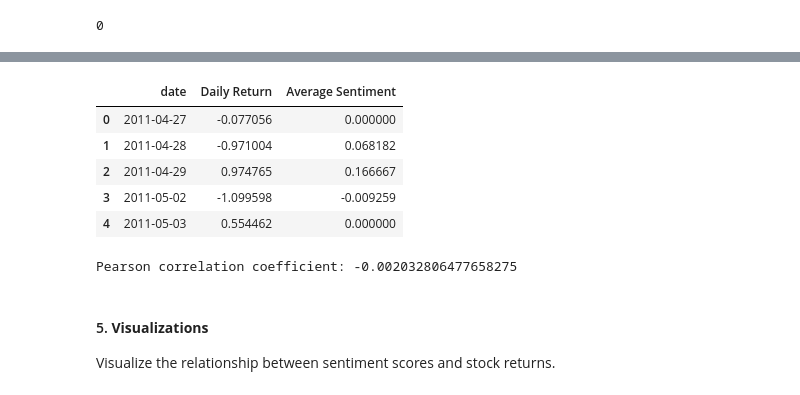
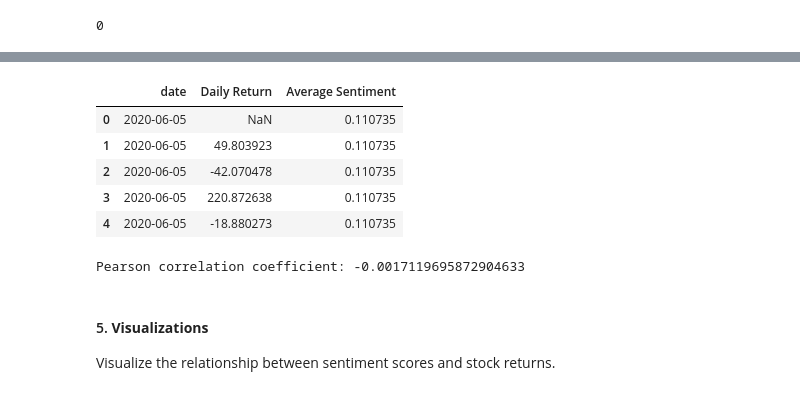
Before and after one commit to tedoaba/KAIM-W1, a Jupyter notebook: kaim-week1-task3.ipynb, the cells around one changed output, grey strips where cells are left out. Drawn from its saved outputs; the diff is of its cells as text; code cells hidden in the pictures.

```diff
--- a/kaim-week1-task3.ipynb
+++ b/kaim-week1-task3.ipynb
@@ -164,4 +210,4 @@ def analyze_sentiment(text):
     analysis = TextBlob(text)
     return analysis.sentiment.polarity
 # %%
-news_df['sentiment'] = news_df['headline'].apply(analyze_sentiment)
+merged_df['sentiment'] = merged_df['headline'].apply(analyze_sentiment)
@@ -168,3 +228,3 @@ news_df['sentiment'] = news_df['headline'].apply(analyze_sentiment)
 # %%
 # Calculate daily stock returns
-stock_df['Daily Return'] = stock_df['Close'].pct_change() * 100
+merged_df['Daily Return'] = merged_df['Close'].pct_change() * 100
@@ -180,6 +237,6 @@ stock_df.head()
 # %%
 # Aggregate sentiments by date
-daily_sentiment = news_df.groupby('date')['sentiment'].mean().reset_index()
+daily_sentiment = merged_df.groupby('date')['sentiment'].mean().reset_index()
 daily_sentiment.columns = ['date', 'Average Sentiment']
 # %%
 daily_sentiment.head()
@@ -193,21 +250,21 @@ daily_sentiment.head()
 # %%
 # Merge sentiment data with stock data
-merged_df = pd.merge(stock_df[['date', 'Daily Return']], daily_sentiment, on='date', how='inner')
+daily_df = pd.merge(merged_df[['date', 'Daily Return']], daily_sentiment, on='date', how='inner')
 # %%
-merged_df.head()
+daily_df.head()
 # %% [output]
 |  | date | Daily Return | Average Sentiment |
-| 0 | 2011-04-27 | -0.077056 | 0.000000 |
-| 1 | 2011-04-28 | -0.971004 | 0.068182 |
-| 2 | 2011-04-29 | 0.974765 | 0.166667 |
-| 3 | 2011-05-02 | -1.099598 | -0.009259 |
-| 4 | 2011-05-03 | 0.554462 | 0.000000 |
+| 0 | 2020-06-05 | NaN | 0.110735 |
+| 1 | 2020-06-05 | 49.803923 | 0.110735 |
+| 2 | 2020-06-05 | -42.070478 | 0.110735 |
+| 3 | 2020-06-05 | 220.872638 | 0.110735 |
+| 4 | 2020-06-05 | -18.880273 | 0.110735 |
 # %%
 # Calculate correlation
-correlation = merged_df[['Average Sentiment', 'Daily Return']].corr().iloc[0, 1]
+correlation = daily_df[['Average Sentiment', 'Daily Return']].corr().iloc[0, 1]
 print(f'Pearson correlation coefficient: {correlation}')
 # %% [output]
-Pearson correlation coefficient: -0.002032806477658275
+Pearson correlation coefficient: -0.0017119695872904633
 # %% [markdown]
 #### 5. **Visualizations**
 
```
Also changed, not shown: parts of 25 cells of this notebook.
